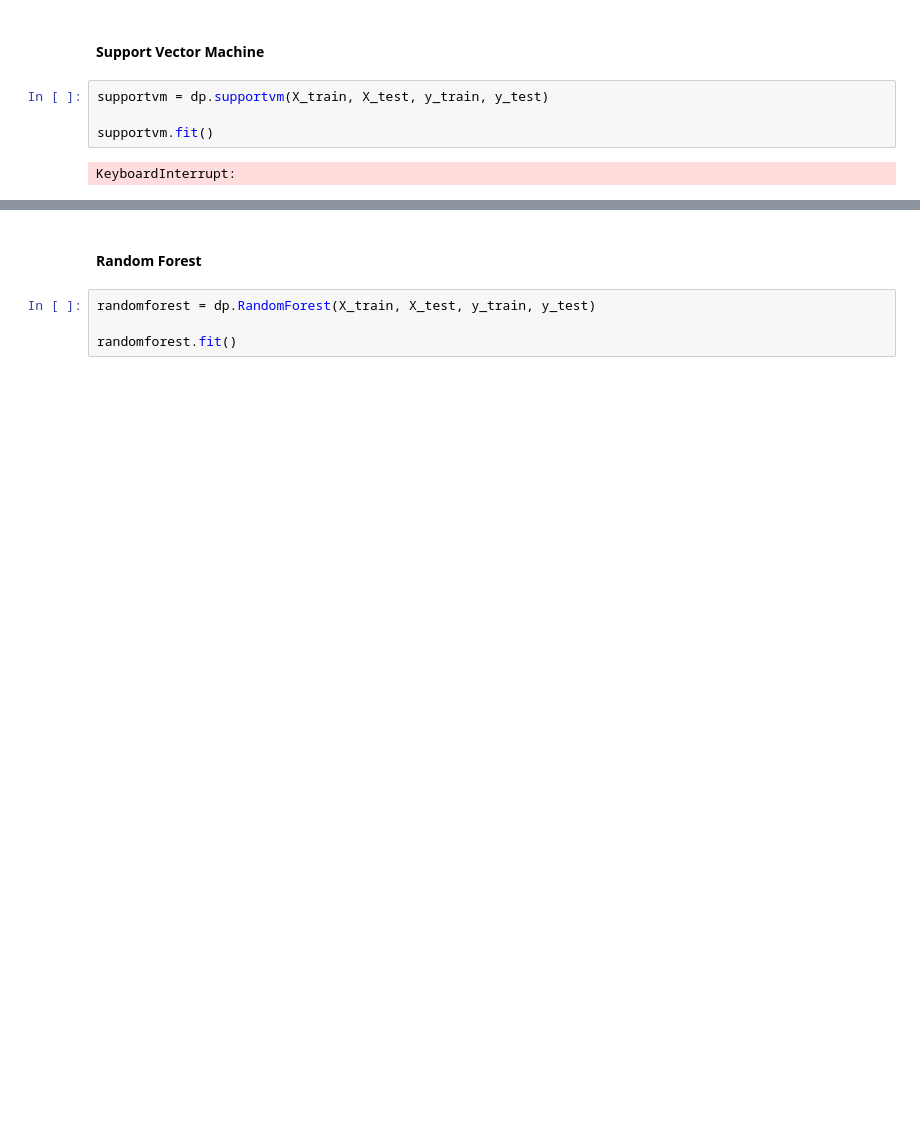
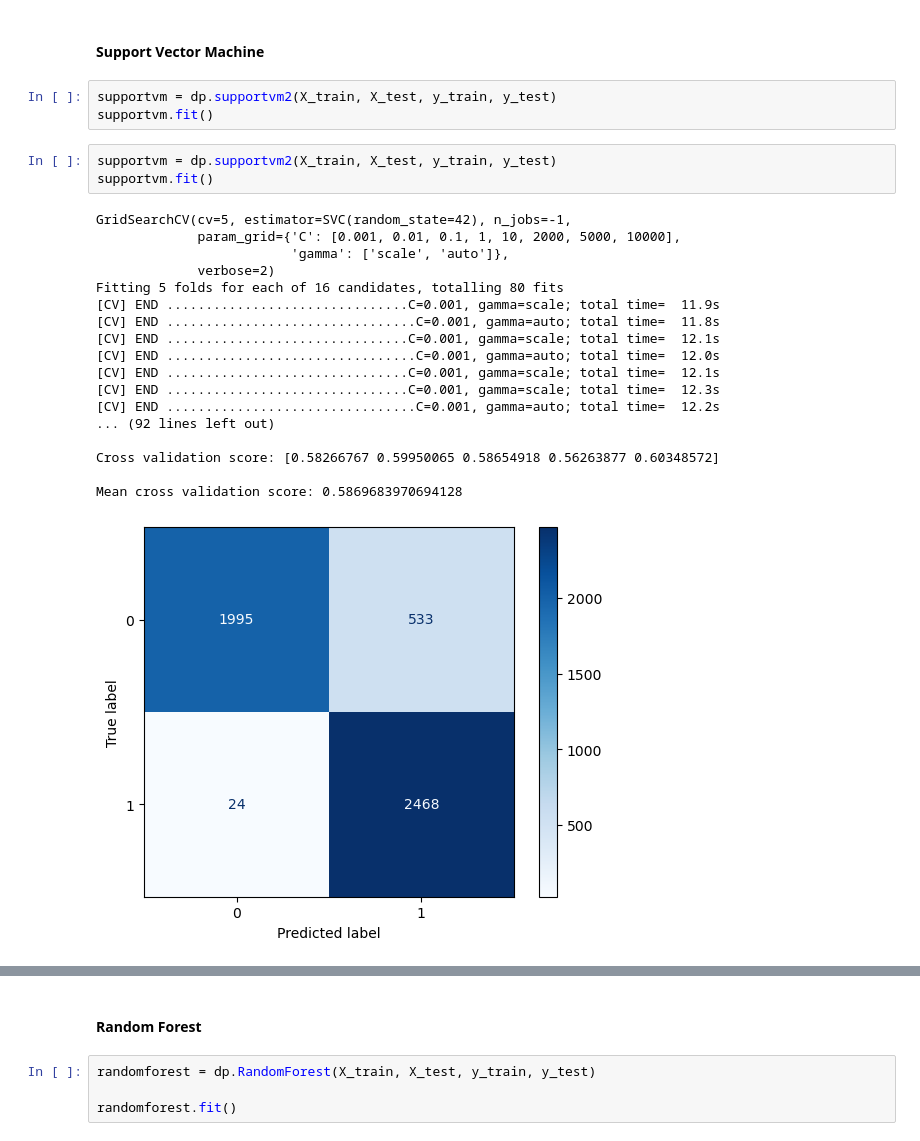
Before and after one commit to PBustamante65/NEO, a Jupyter notebook: API_test/NEOAPI.ipynb, the cells around one changed output, grey strips where cells are left out. Cells and saved outputs as stored; diff of their text form; blank space fills up the shorter version.

```diff
--- a/API_test/NEOAPI.ipynb
+++ b/API_test/NEOAPI.ipynb
@@ -429,8 +475,27 @@ log_reg.fit()
 # %% [markdown]
 #### Support Vector Machine
 # %%
-supportvm = dp.supportvm(X_train, X_test, y_train, y_test)
-
+supportvm = dp.supportvm2(X_train, X_test, y_train, y_test)
 supportvm.fit()
-# %% [output]
-KeyboardInterrupt:
+# %%
+supportvm = dp.supportvm2(X_train, X_test, y_train, y_test)
+supportvm.fit()
+# %% [output]
+GridSearchCV(cv=5, estimator=SVC(random_state=42), n_jobs=-1,
+             param_grid={'C': [0.001, 0.01, 0.1, 1, 10, 2000, 5000, 10000],
+                         'gamma': ['scale', 'auto']},
+             verbose=2)
+Fitting 5 folds for each of 16 candidates, totalling 80 fits
+[CV] END ...............................C=0.001, gamma=scale; total time=  11.9s
+[CV] END ................................C=0.001, gamma=auto; total time=  11.8s
+[CV] END ...............................C=0.001, gamma=scale; total time=  12.1s
+[CV] END ................................C=0.001, gamma=auto; total time=  12.0s
+[CV] END ...............................C=0.001, gamma=scale; total time=  12.1s
+[CV] END ...............................C=0.001, gamma=scale; total time=  12.3s
+[CV] END ................................C=0.001, gamma=auto; total time=  12.2s
+... (92 lines left out)
+
+Cross validation score: [0.58266767 0.59950065 0.58654918 0.56263877 0.60348572]
+
+Mean cross validation score: 0.5869683970694128
+[figure, added]
```
Also changed, not shown: parts of 104 cells of this notebook, 16 other files.
